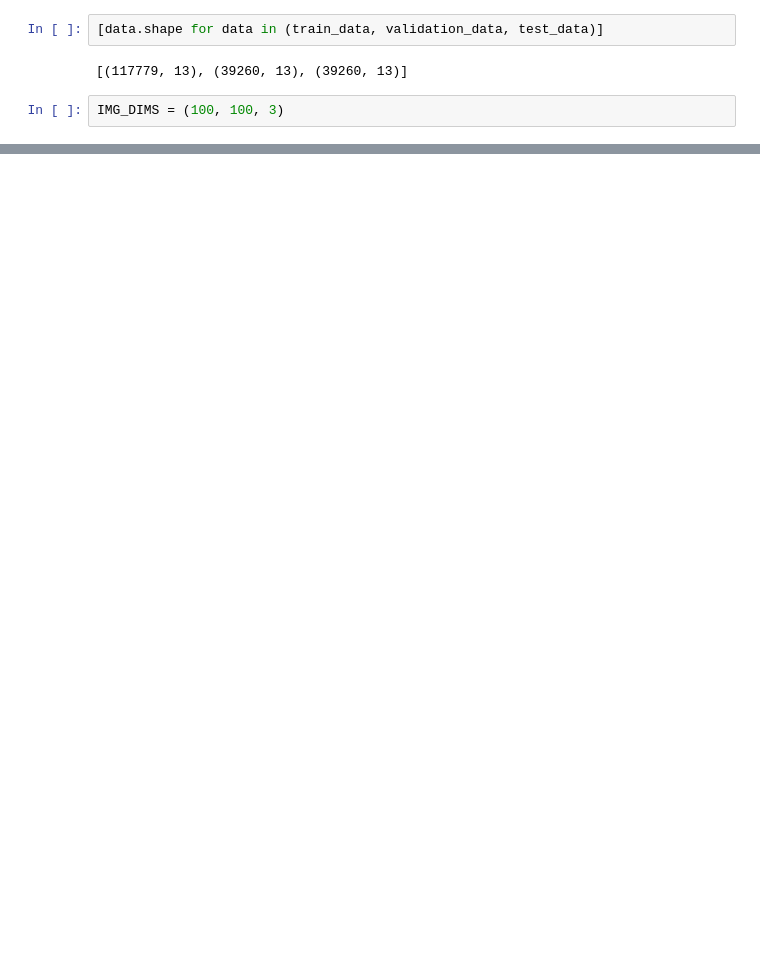
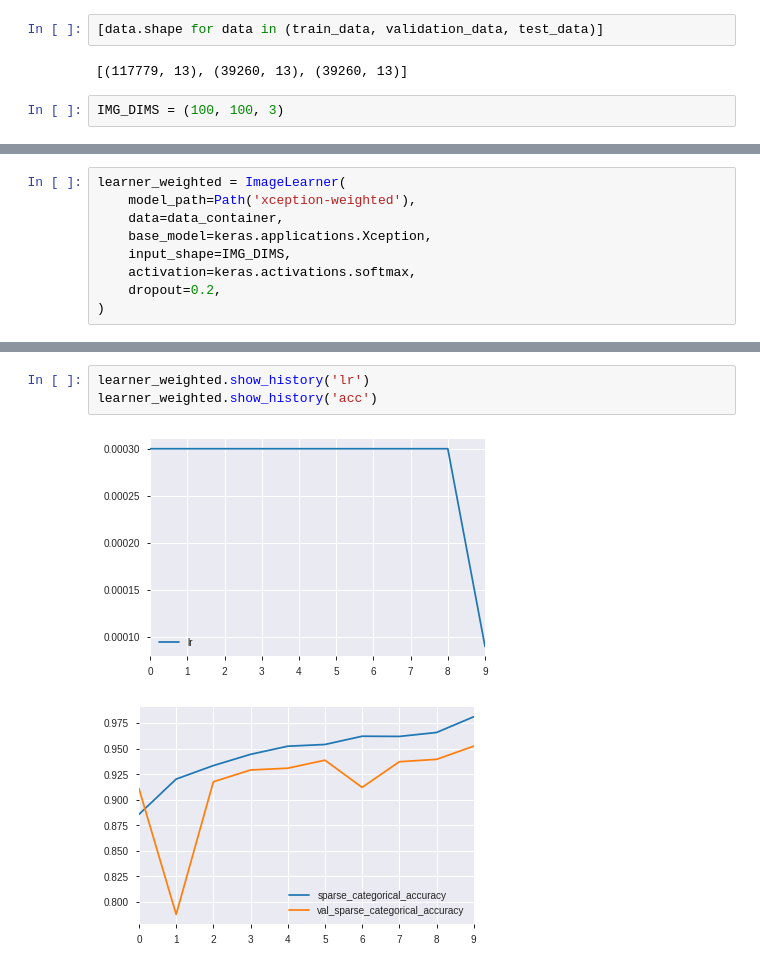
Before and after one commit to mjurkus/ai_bootcamp_9_iWildCam, a Jupyter notebook: iWildCamp.ipynb, the cells around one changed output, grey strips where cells are left out. Drawn from its saved outputs; the diff is of its cells as text; blank space fills up the shorter version.

```diff
--- a/iWildCamp.ipynb
+++ b/iWildCamp.ipynb
@@ -206,0 +279,9 @@ Model training completed
+# %%
+learner_weighted = ImageLearner(
+    model_path=Path('xception-weighted'),
+    data=data_container,
+    base_model=keras.applications.Xception,
+    input_shape=IMG_DIMS,
+    activation=keras.activations.softmax,
+    dropout=0.2,
+)
@@ -268,0 +347,6 @@ weighted avg       0.67      0.56      0.60     39260
+# %%
+learner_weighted.show_history('lr')
+learner_weighted.show_history('acc')
+# %% [output]
+[figure, added]
+[figure, added]
```
Also changed, not shown: parts of 32 cells of this notebook, 1 other file.
